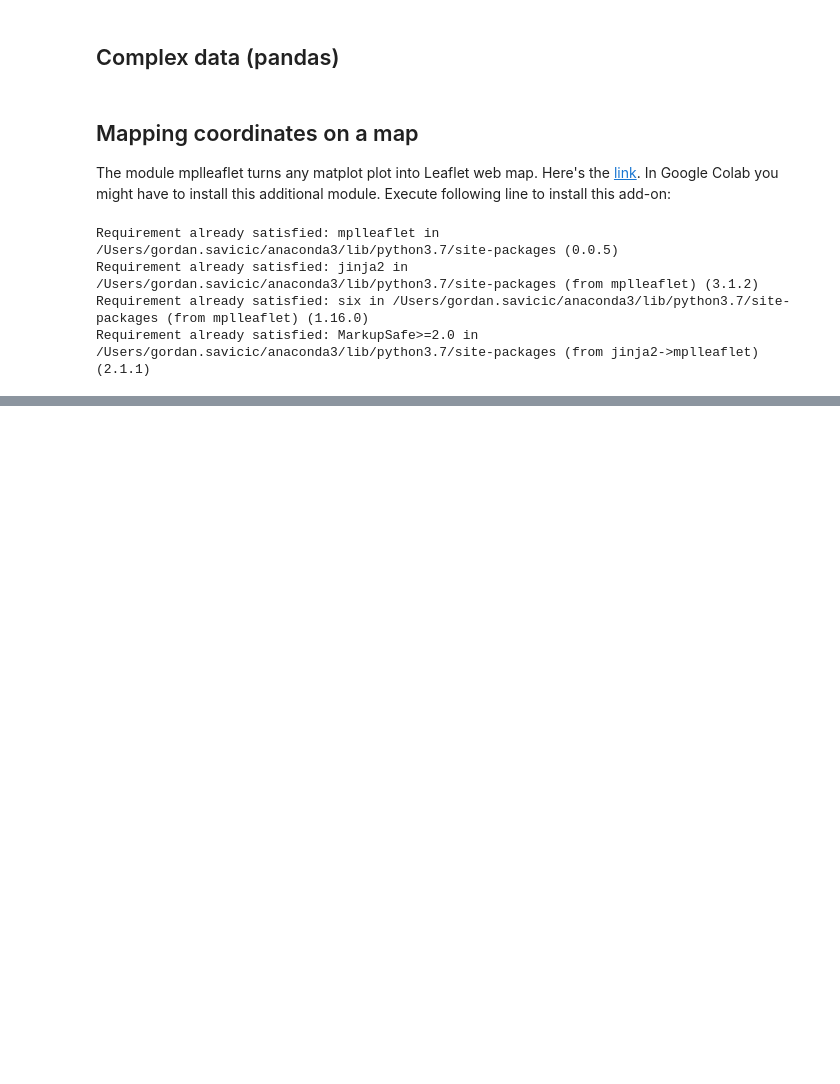
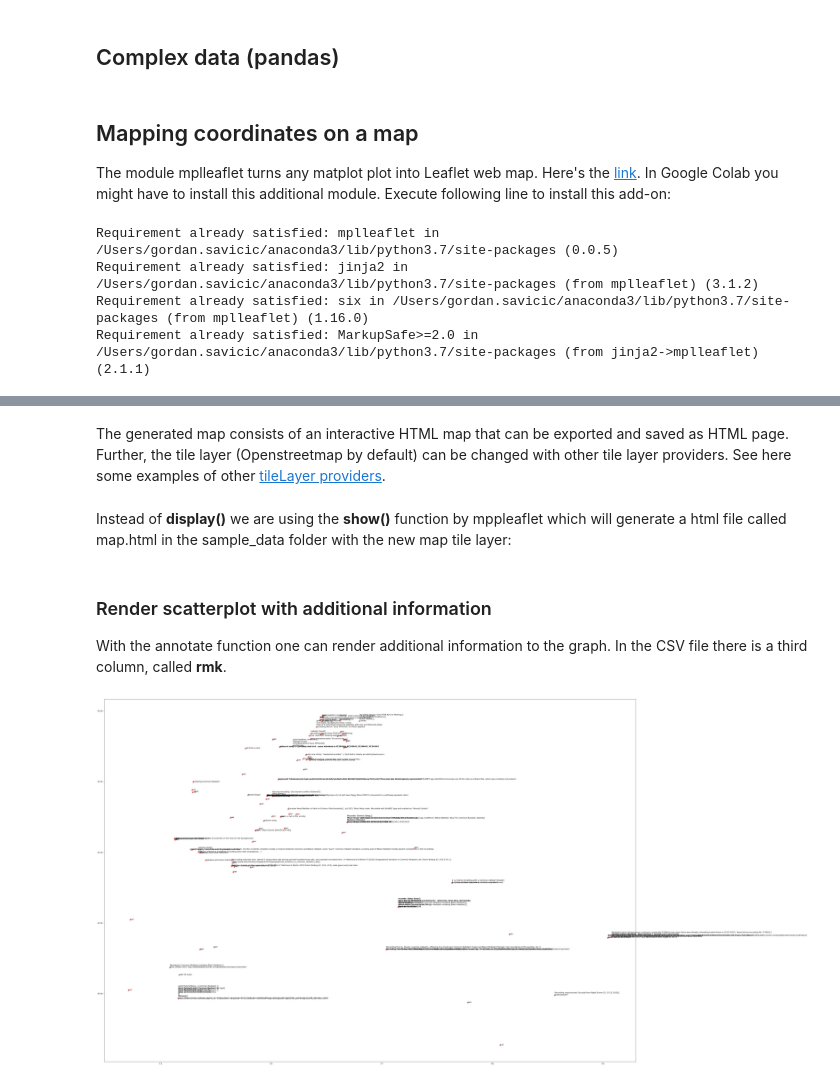
Before and after one commit to fleshgordo/cocreate22, a Jupyter notebook: 004_plotting.ipynb, the cells around one changed output, grey strips where cells are left out. Drawn from its saved outputs; the diff is of its cells as text; code cells hidden in the pictures; blank space fills up the shorter version.

```diff
--- a/004_plotting.ipynb
+++ b/004_plotting.ipynb
@@ -85,0 +125,2 @@ AttributeError: 'LineCollection' object has no attribute 'get_offset_position'
+# %% [markdown]
+The generated map consists of an interactive HTML map that can be exported and saved as HTML page. Further, the tile layer (Openstreetmap by default) can be changed with other tile layer providers. See here some examples of other [tileLayer providers](https://leaflet-extras.github.io/leaflet-providers/preview/).
@@ -85,0 +133,2 @@ AttributeError: 'LineCollection' object has no attribute 'get_offset_position'
+# %% [markdown]
+Instead of **display()** we are using the **show()** function by mppleaflet which will generate a html file called map.html in the sample_data folder with the new map tile layer:
@@ -85,0 +137,16 @@ AttributeError: 'LineCollection' object has no attribute 'get_offset_position'
+# %% [markdown]
+### Render scatterplot with additional information
+
+With the annotate function one can render additional information to the graph. In the CSV file there is a third column, called __rmk__.
+# %%
+fig = plt.figure(figsize=(50,35), dpi=80)
+plt.scatter(df['lng'],df['lat'], c='red', marker='x')
+for i in range(len(df["rmk"])):
+    x = df['lng'][i]
+    y = df['lat'][i]
+    plt.annotate(df['rmk'][i],(x,y))
+
+# save to output file
+#plt.savefig('sample_data/map.pdf') # vector based format
+# %% [output]
+[figure, added]
```
Also changed, not shown: parts of 12 cells of this notebook, 1 other file.
